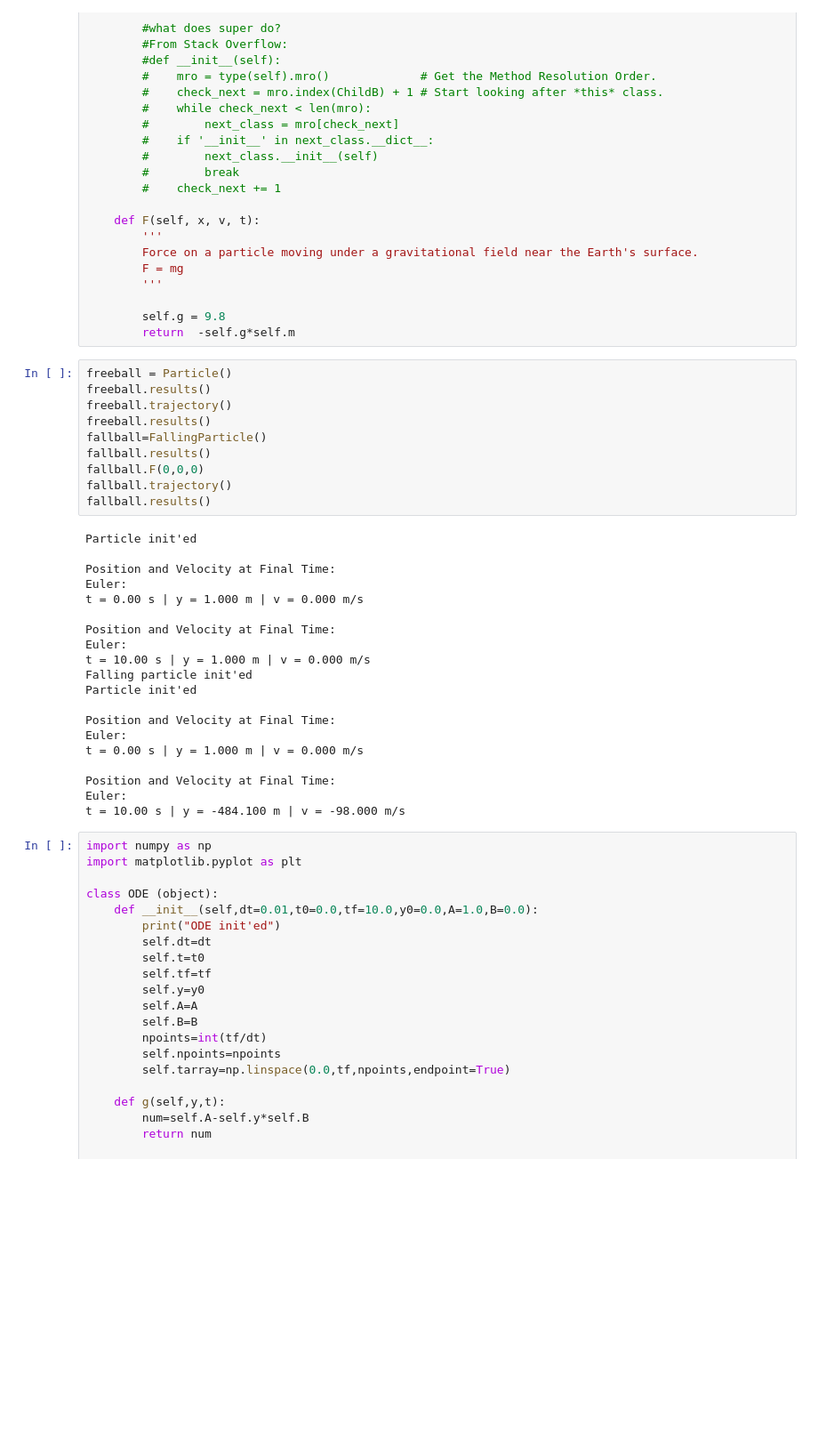
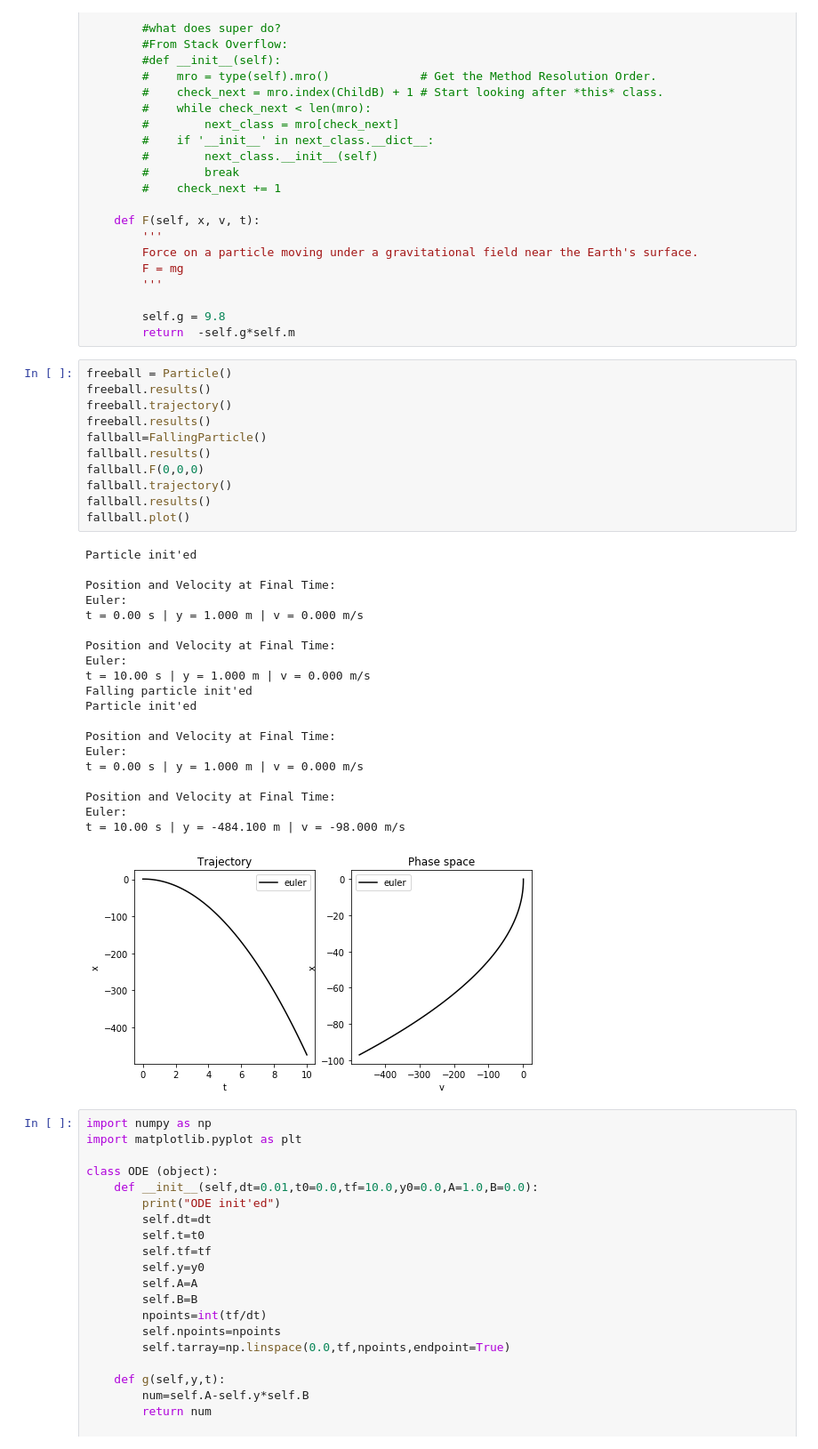
Before and after one commit to Boyuan-Xu/Lectures, a Jupyter notebook: Lecture3.ipynb, the cells around one changed output. Shown at 89% size. Saved outputs shown, nothing was run; the diff lists cells and outputs as text; blank space fills up the shorter version.

```diff
--- a/Lecture3.ipynb
+++ b/Lecture3.ipynb
@@ -165,33 +165,35 @@ class FallingParticle (Particle):
 # %%
 freeball = Particle()
 freeball.results()
 freeball.trajectory()
 freeball.results()
 fallball=FallingParticle()
 fallball.results()
 fallball.F(0,0,0)
 fallball.trajectory()
 fallball.results()
+fallball.plot()
 # %% [output]
 Particle init'ed
 
 Position and Velocity at Final Time:
 Euler:
 t = 0.00 s | y = 1.000 m | v = 0.000 m/s
 
 Position and Velocity at Final Time:
 Euler:
 t = 10.00 s | y = 1.000 m | v = 0.000 m/s
 Falling particle init'ed
 Particle init'ed
 
 Position and Velocity at Final Time:
 Euler:
 t = 0.00 s | y = 1.000 m | v = 0.000 m/s
 
 Position and Velocity at Final Time:
 Euler:
 t = 10.00 s | y = -484.100 m | v = -98.000 m/s
+[figure, added]
 # %%
 import numpy as np
 import matplotlib.pyplot as plt
```
Also changed, not shown: 3 other files.
